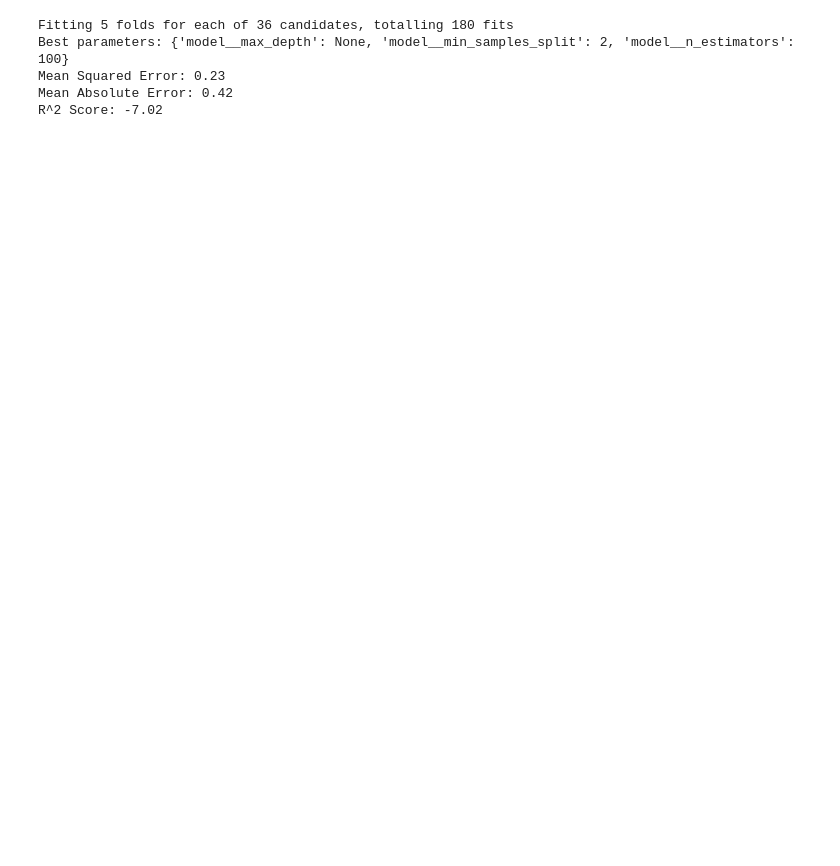
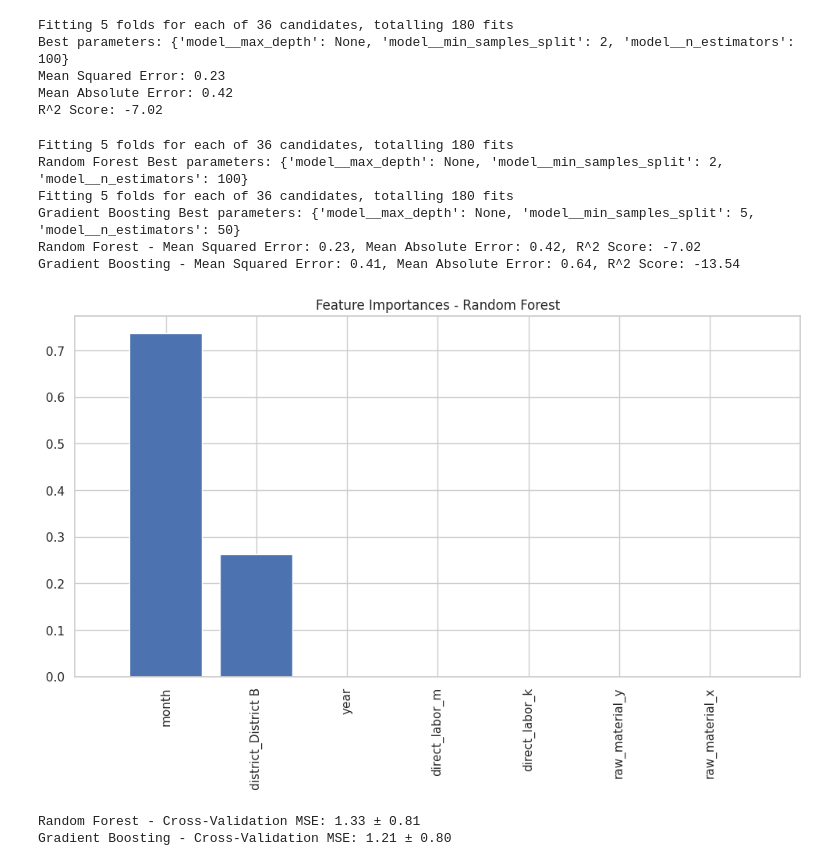
Before and after one commit to Kadin20031/TeamData_Mini_Project_DS450, a Jupyter notebook: Chemical Manufacturing/Chemical_Manufacting.ipynb, the cells around one changed output. Saved outputs shown, nothing was run; the diff lists cells and outputs as text; code cells hidden in the pictures; blank space fills up the shorter version.

Commit message:
Parameters and Cross Validation

```diff
--- a/Chemical Manufacturing/Chemical_Manufacting.ipynb
+++ b/Chemical Manufacturing/Chemical_Manufacting.ipynb
@@ -148,3 +171,64 @@ Best parameters: {'model__max_depth': None, 'model__min_samples_split': 2, 'mode
 Mean Squared Error: 0.23
 Mean Absolute Error: 0.42
 R^2 Score: -7.02
+# %%
+# Step 9: Machine Learning Model
+X = df_waste.drop('waste_generated', axis=1)
+y = df_waste['waste_generated']
+
+X_train, X_test, y_train, y_test = train_test_split(X, y, test_size=0.2, random_state=42)
+
+## Model Selection and Hyperparameter Tuning
+models = {
+    'Random Forest': RandomForestRegressor(random_state=42),
+    'Gradient Boosting': GradientBoostingRegressor(random_state=42)
+}
+
+best_models = {}
+for name, model in models.items():
+    pipeline = Pipeline(steps=[('scaler', StandardScaler()), ('model', model)])
+    param_grid = {
+        'model__n_estimators': [50, 100, 200],
+        'model__max_depth': [None, 10, 20, 30],
+        'model__min_samples_split': [2, 5, 10]
+    }
+    grid_search = GridSearchCV(pipeline, param_grid, cv=5, scoring='neg_mean_squared_error', verbose=1)
+    grid_search.fit(X_train, y_train)
+    best_models[name] = grid_search.best_estimator_
+    print(f"{name} Best parameters: {grid_search.best_params_}")
+
+## Evaluate the models
+for name, model in best_models.items():
+    y_pred = model.predict(X_test)
+    mse = mean_squared_error(y_test, y_pred)
+    mae = mean_absolute_error(y_test, y_pred)
+    r2 = r2_score(y_test, y_pred)
+    print(f'{name} - Mean Squared Error: {mse:.2f}, Mean Absolute Error: {mae:.2f}, R^2 Score: {r2:.2f}')
+
+# Feature Importance Analysis for Random Forest
+rf_model = best_models['Random Forest']
+importances = rf_model.named_steps['model'].feature_importances_
+feature_names = X.columns
+indices = np.argsort(importances)[::-1]
+
+plt.figure(figsize=(12, 6))
+plt.title("Feature Importances - Random Forest")
+plt.bar(range(X.shape[1]), importances[indices], align="center")
+plt.xticks(range(X.shape[1]), feature_names[indices], rotation=90)
+plt.xlim([-1, X.shape[1]])
+plt.show()
+
+# Cross-Validation Scores
+for name, model in best_models.items():
+    cv_scores = cross_val_score(model, X, y, cv=5, scoring='neg_mean_squared_error')
+    print(f"{name} - Cross-Validation MSE: {-cv_scores.mean():.2f} ± {cv_scores.std():.2f}")
+# %% [output]
+Fitting 5 folds for each of 36 candidates, totalling 180 fits
+Random Forest Best parameters: {'model__max_depth': None, 'model__min_samples_split': 2, 'model__n_estimators': 100}
+Fitting 5 folds for each of 36 candidates, totalling 180 fits
+Gradient Boosting Best parameters: {'model__max_depth': None, 'model__min_samples_split': 5, 'model__n_estimators': 50}
+Random Forest - Mean Squared Error: 0.23, Mean Absolute Error: 0.42, R^2 Score: -7.02
+Gradient Boosting - Mean Squared Error: 0.41, Mean Absolute Error: 0.64, R^2 Score: -13.54
+[figure, added]
+Random Forest - Cross-Validation MSE: 1.33 ± 0.81
+Gradient Boosting - Cross-Validation MSE: 1.21 ± 0.80
```
Also changed, not shown: parts of 2 cells of this notebook, 2 other files.
